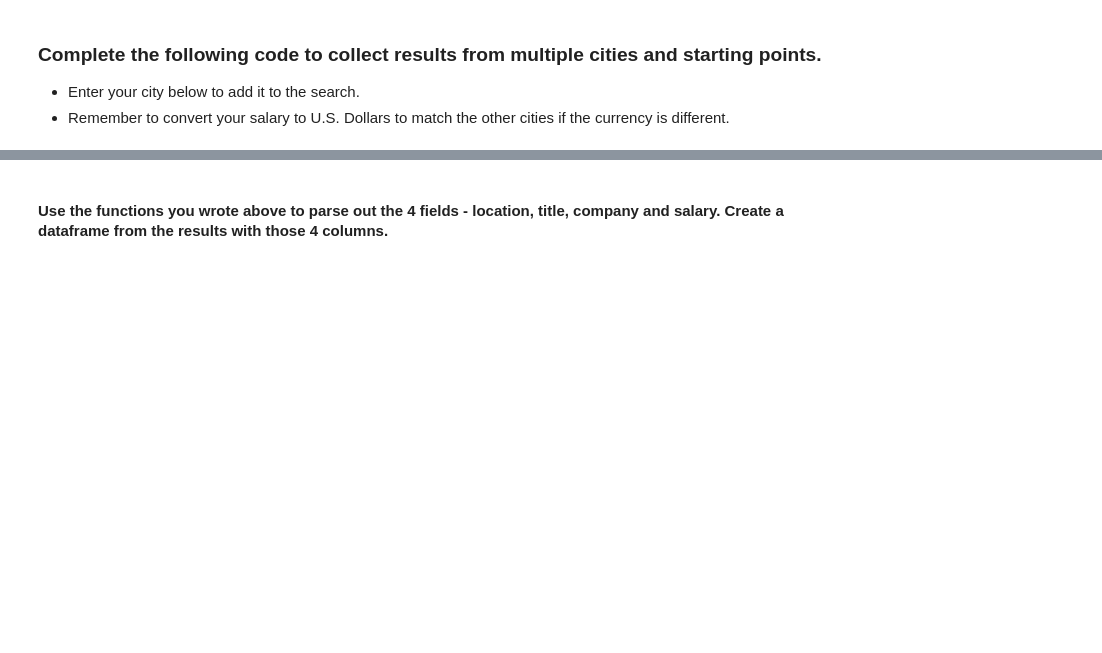
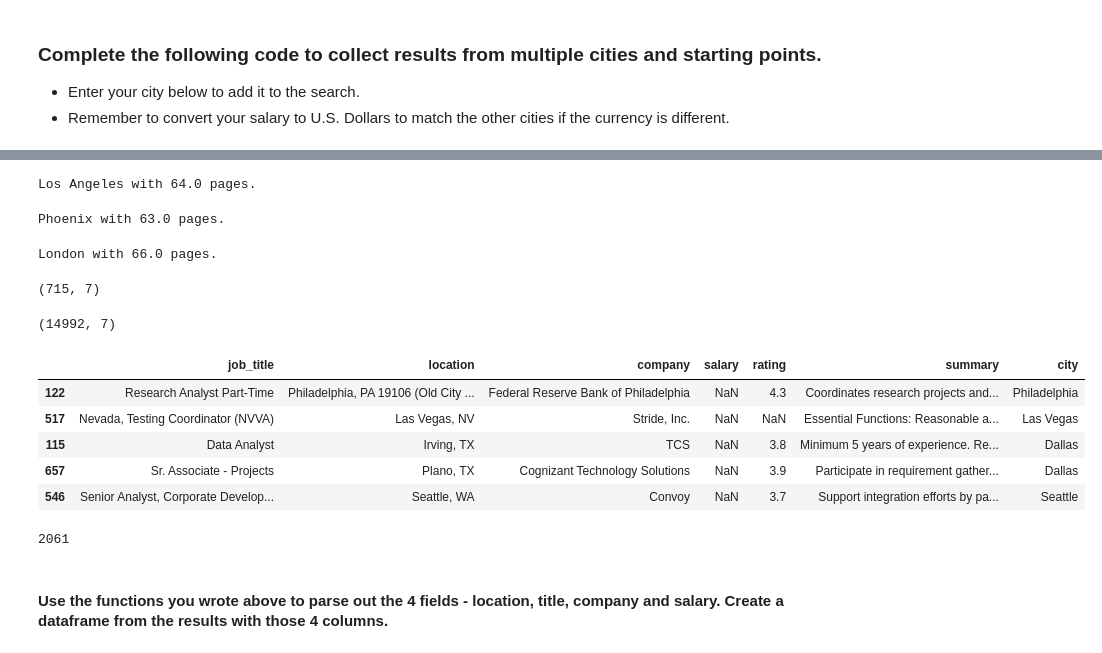
Before and after one commit to androi7/ds-mini-projects, a Jupyter notebook: WebScraping/Salary.ipynb, the cells around one changed output, grey strips where cells are left out. Drawn from its saved outputs; the diff is of its cells as text; code cells hidden in the pictures; blank space fills up the shorter version.

```diff
--- a/WebScraping/Salary.ipynb
+++ b/WebScraping/Salary.ipynb
@@ -486,2 +580,49 @@ for city in tqdm(set(['New+York', 'Chicago', 'San+Francisco', 'Austin', 'Seattle
+# %%
+check_file_exists('df_14', cities=[cities[14]], titles_encoded=titles_encoded,
+                  headers=headers, user_agent_list=user_agent_list)
+df_14 = pd.read_csv('./datasets/df_14.csv')
+# %% [output]
+Los Angeles with 64.0 pages.
+# %%
+check_file_exists('df_15', cities=[cities[15]], titles_encoded=titles_encoded,
+                  headers=headers, user_agent_list=user_agent_list)
+df_15 = pd.read_csv('./datasets/df_15.csv')
+# %% [output]
+Phoenix with 63.0 pages.
+# %%
+MY_CITY = 'London'  # no exchange conversion needed, autimatically set to dollar
+check_file_exists('df_16', cities=[MY_CITY], titles_encoded=titles_encoded,
+                  headers=headers, user_agent_list=user_agent_list)
+df_16 = pd.read_csv('./datasets/df_16.csv')
+# %% [output]
+London with 66.0 pages.
+# %%
+df_1.shape
+# %% [output]
+(715, 7)
+# %%
+# if MY_CITY not in cities:
+#     cities.append(MY_CITY)
+# for i in range(len(cities)):
+#     globals()[f'df_{i}']['city'] = np.repeat(cities[i], globals()[f'df_{i}'].shape[0])
+
+jobs = pd.concat([df_0, df_1, df_2, df_3, df_4, df_5, df_6, df_7, df_8,
+                  df_9, df_10, df_11, df_12, df_13, df_14, df_15, df_16], axis=0)
+jobs.shape
+# %% [output]
+(14992, 7)
+# %%
+jobs.sample(5)
+# %% [output]
+|  | job_title | location | company | salary | rating | summary | city |
+| 122 | Research Analyst Part-Time | Philadelphia, PA 19106 (Old City ... | Federal Reserve Bank of Philadelphia | NaN | 4.3 | Coordinates research projects and... | Philadelphia |
+| 517 | Nevada, Testing Coordinator (NVVA) | Las Vegas, NV | Stride, Inc. | NaN | NaN | Essential Functions: Reasonable a... | Las Vegas |
+| 115 | Data Analyst | Irving, TX | TCS | NaN | 3.8 | Minimum 5 years of experience. Re... | Dallas |
+| 657 | Sr. Associate - Projects | Plano, TX | Cognizant Technology Solutions | NaN | 3.9 | Participate in requirement gather... | Dallas |
+| 546 | Senior Analyst, Corporate Develop... | Seattle, WA | Convoy | NaN | 3.7 | Support integration efforts by pa... | Seattle |
+# %%
+jobs[jobs['salary'].notnull()].shape[0]
+# %% [output]
+2061
 # %% [markdown]
 #### Use the functions you wrote above to parse out the 4 fields - location, title, company and salary. Create a dataframe from the results with those 4 columns.
```
Also changed, not shown: parts of 93 cells of this notebook, 17 other files.
